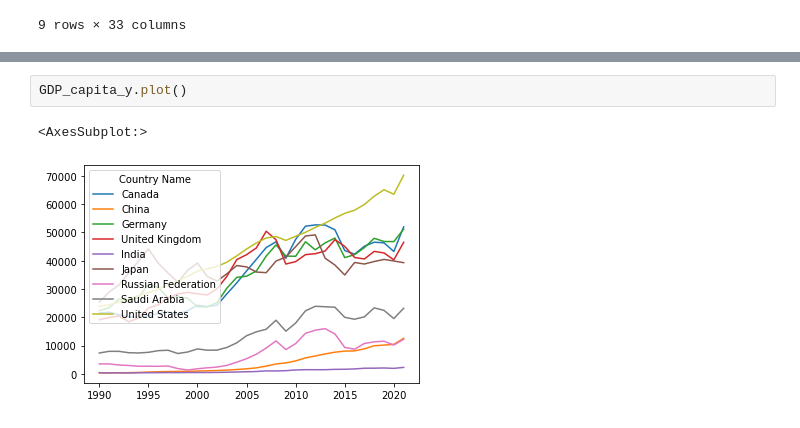
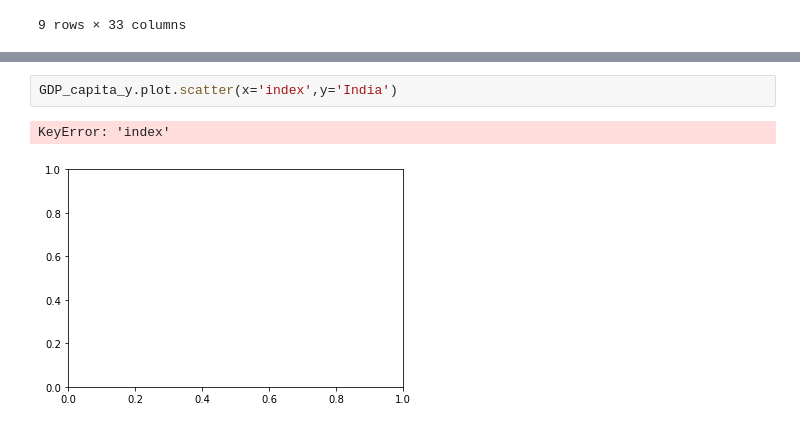
Before and after one commit to puneethegde72/Cluster-and-Fitting, a Jupyter notebook: Cluster and Fitting .ipynb, the cells around one changed output, grey strips where cells are left out. Drawn from its saved outputs; the diff is of its cells as text.

```diff
--- a/Cluster and Fitting .ipynb
+++ b/Cluster and Fitting .ipynb
@@ -67,8 +67,8 @@ GDP_capita_y
 | 2019 | 46328.67184 | 10143.838200 | 46793.68676 | 42747.08046 | 2047.232704 | 40458.00188 | 11536.250980 | 22430.238230 | ... |
 | 2020 | 43258.26387 | 10408.669760 | 46772.82535 | 40318.55757 | 1910.421473 | 39918.16756 | 10169.086910 | 19539.565810 | ... |
 | 2021 | 51987.93905 | 12556.333120 | 51203.55447 | 46510.28278 | 2256.590409 | 39312.66037 | 12194.777340 | 23185.870790 | ... |
-# %%
-GDP_capita_y.plot()
-# %% [output]
-<AxesSubplot:>
-[figure, removed]
+# %%
+GDP_capita_y.plot.scatter(x='index',y='India')
+# %% [output]
+KeyError: 'index'
+[figure, added]
```
